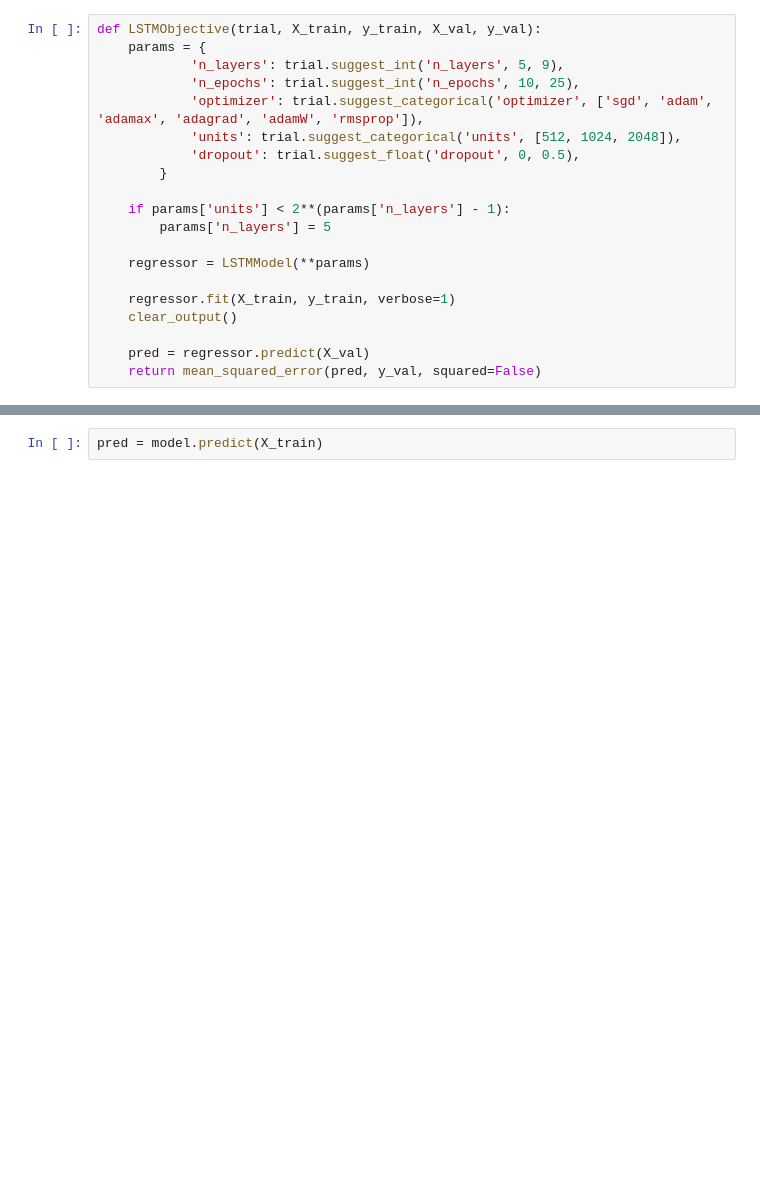
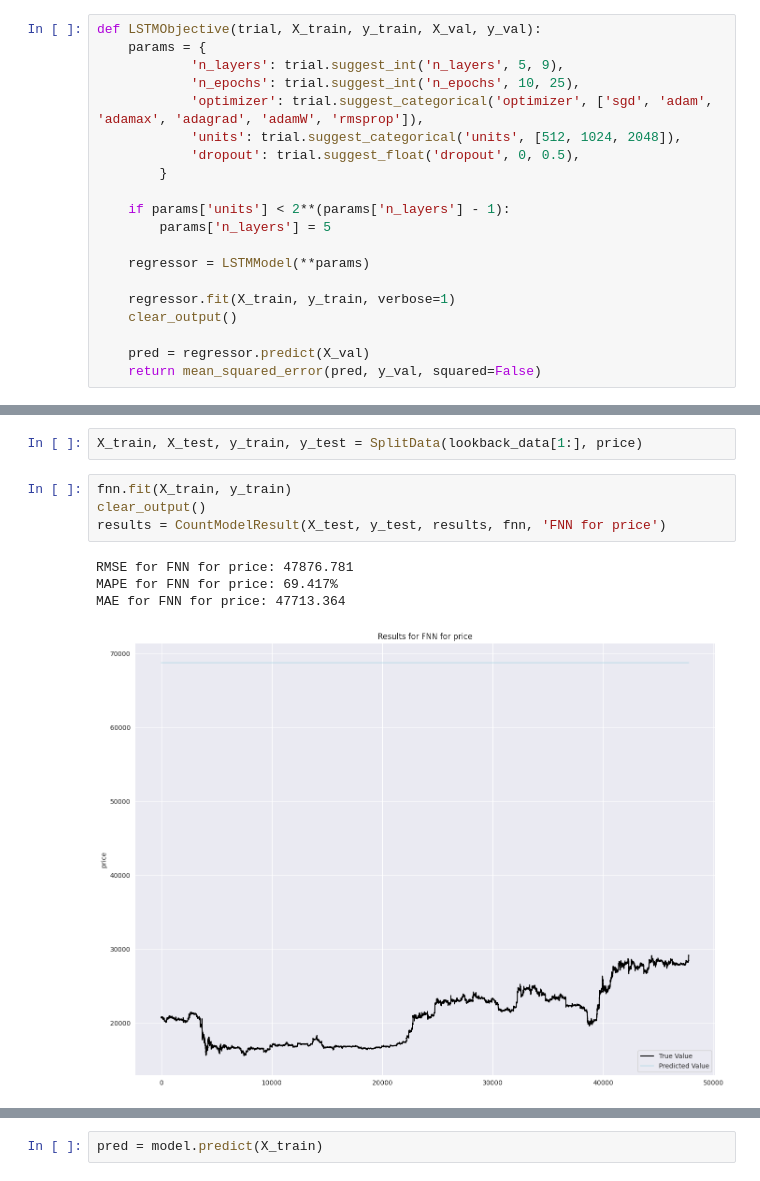
Before and after one commit to Nakinamo/Bitcoin-Price-Prediction, a Jupyter notebook: notebook886786a93d.ipynb, the cells around one changed output, grey strips where cells are left out. Cells and saved outputs as stored; diff of their text form; blank space fills up the shorter version.

```diff
--- a/notebook886786a93d.ipynb
+++ b/notebook886786a93d.ipynb
@@ -438,0 +423,11 @@ pred = model.predict(X_val)
+# %%
+X_train, X_test, y_train, y_test = SplitData(lookback_data[1:], price)
+# %%
+fnn.fit(X_train, y_train)
+clear_output()
+results = CountModelResult(X_test, y_test, results, fnn, 'FNN for price')
+# %% [output]
+RMSE for FNN for price: 47876.781
+MAPE for FNN for price: 69.417%
+MAE for FNN for price: 47713.364
+[figure, added]
```
Also changed, not shown: parts of 26 cells of this notebook.
